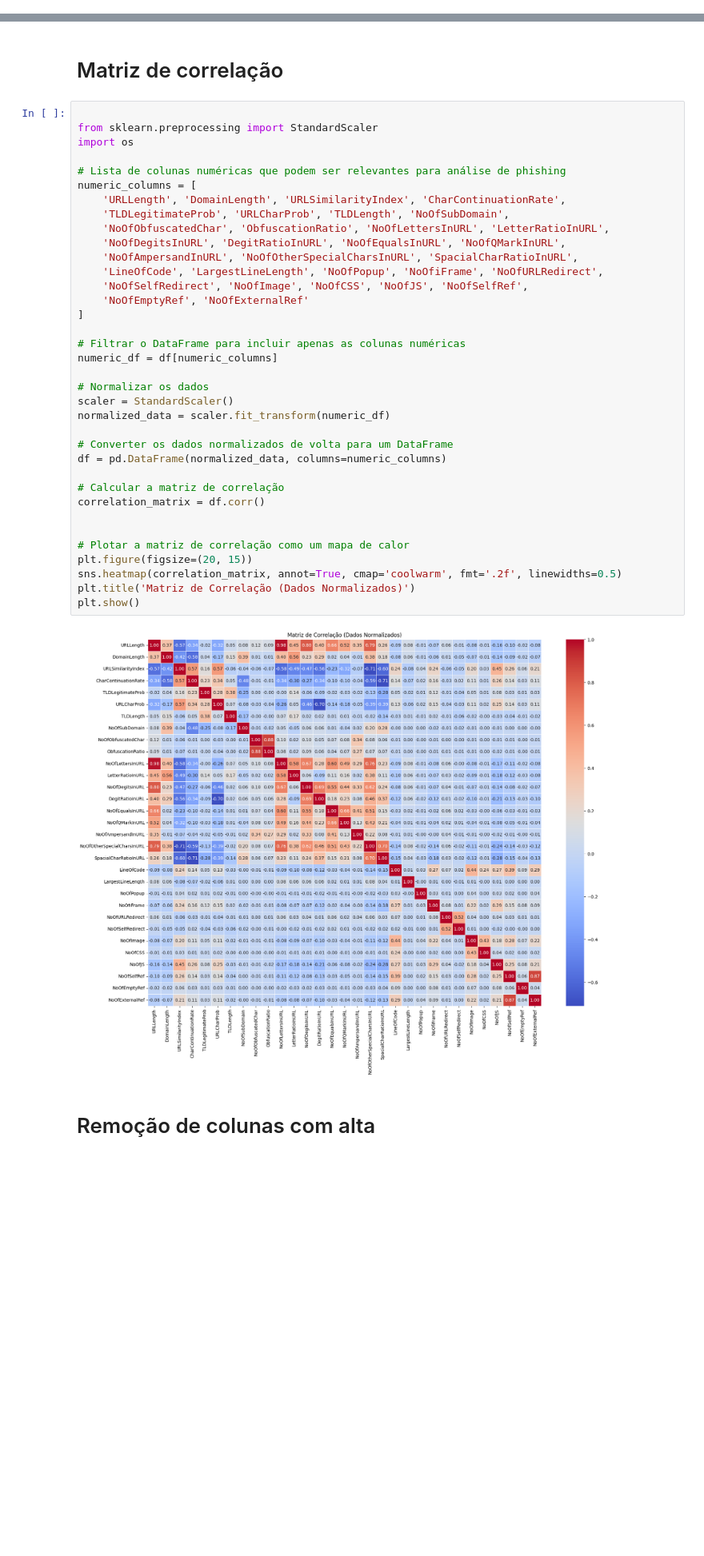
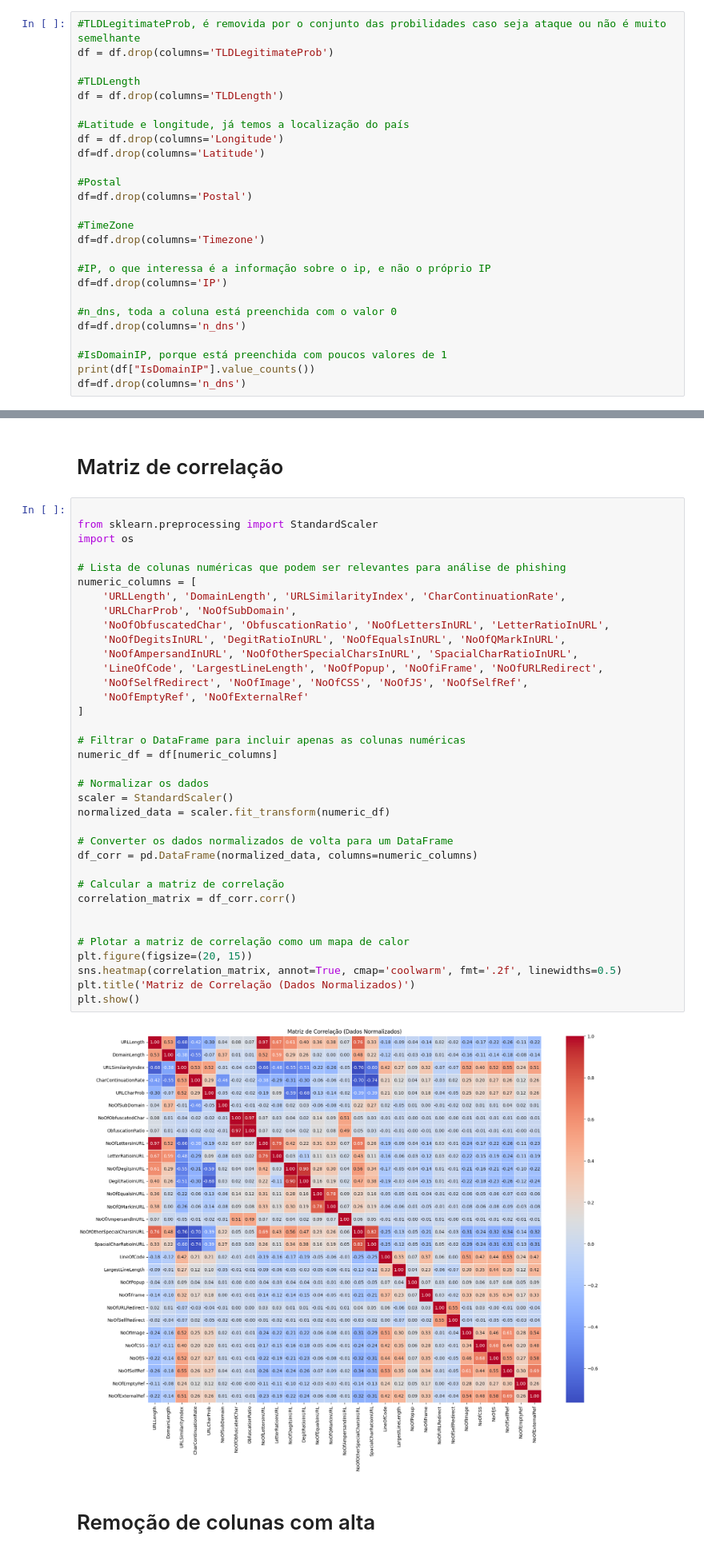
Before and after one commit to RicardoKermit/Ciber_group6, a Jupyter notebook: Projeto/Main.ipynb, the cells around one changed output, grey strips where cells are left out. Shown at 80% size. Drawn from its saved outputs; the diff is of its cells as text; blank space fills up the shorter version.

```diff
--- a/Projeto/Main.ipynb
+++ b/Projeto/Main.ipynb
@@ -437,0 +528,26 @@ for column in numeric_columns:
+# %%
+#TLDLegitimateProb, é removida por o conjunto das probilidades caso seja ataque ou não é muito semelhante
+df = df.drop(columns='TLDLegitimateProb')
+
+#TLDLength
+df = df.drop(columns='TLDLength')
+
+#Latitude e longitude, já temos a localização do país
+df = df.drop(columns='Longitude')
+df=df.drop(columns='Latitude')
+
+#Postal
+df=df.drop(columns='Postal')
+
+#TimeZone
+df=df.drop(columns='Timezone')
+
+#IP, o que interessa é a informação sobre o ip, e não o próprio IP
+df=df.drop(columns='IP')
+
+#n_dns, toda a coluna está preenchida com o valor 0
+df=df.drop(columns='n_dns')
+
+#IsDomainIP, porque está preenchida com poucos valores de 1
+print(df["IsDomainIP"].value_counts())
+df=df.drop(columns='n_dns')
@@ -444,37 +650,37 @@ import os
 
 # Lista de colunas numéricas que podem ser relevantes para análise de phishing
 numeric_columns = [
     'URLLength', 'DomainLength', 'URLSimilarityIndex', 'CharContinuationRate',
-    'TLDLegitimateProb', 'URLCharProb', 'TLDLength', 'NoOfSubDomain',
+    'URLCharProb', 'NoOfSubDomain',
     'NoOfObfuscatedChar', 'ObfuscationRatio', 'NoOfLettersInURL', 'LetterRatioInURL',
     'NoOfDegitsInURL', 'DegitRatioInURL', 'NoOfEqualsInURL', 'NoOfQMarkInURL',
     'NoOfAmpersandInURL', 'NoOfOtherSpecialCharsInURL', 'SpacialCharRatioInURL',
     'LineOfCode', 'LargestLineLength', 'NoOfPopup', 'NoOfiFrame', 'NoOfURLRedirect',
     'NoOfSelfRedirect', 'NoOfImage', 'NoOfCSS', 'NoOfJS', 'NoOfSelfRef',
     'NoOfEmptyRef', 'NoOfExternalRef'
 ]
 
 # Filtrar o DataFrame para incluir apenas as colunas numéricas
 numeric_df = df[numeric_columns]
 
 # Normalizar os dados
 scaler = StandardScaler()
 normalized_data = scaler.fit_transform(numeric_df)
 
 # Converter os dados normalizados de volta para um DataFrame
-df = pd.DataFrame(normalized_data, columns=numeric_columns)
+df_corr = pd.DataFrame(normalized_data, columns=numeric_columns)
 
 # Calcular a matriz de correlação
-correlation_matrix = df.corr()
+correlation_matrix = df_corr.corr()
 
 
 # Plotar a matriz de correlação como um mapa de calor
 plt.figure(figsize=(20, 15))
 sns.heatmap(correlation_matrix, annot=True, cmap='coolwarm', fmt='.2f', linewidths=0.5)
 plt.title('Matriz de Correlação (Dados Normalizados)')
 plt.show()
 # %% [output]
-[figure, old version]
+[figure, new version]
 # %% [markdown]
 # Remoção de colunas com alta
 # %%
```
Also changed, not shown: parts of 13 cells of this notebook, 2 other files.
